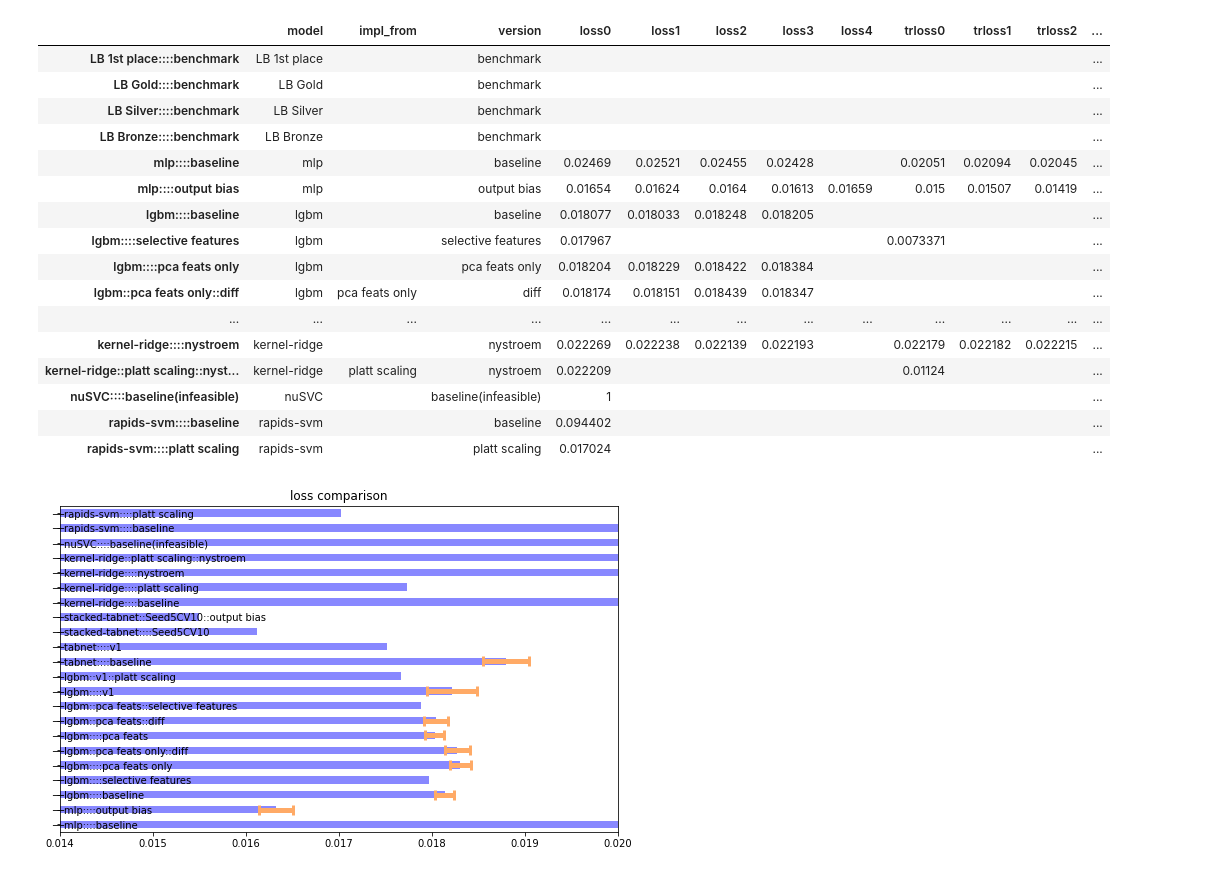
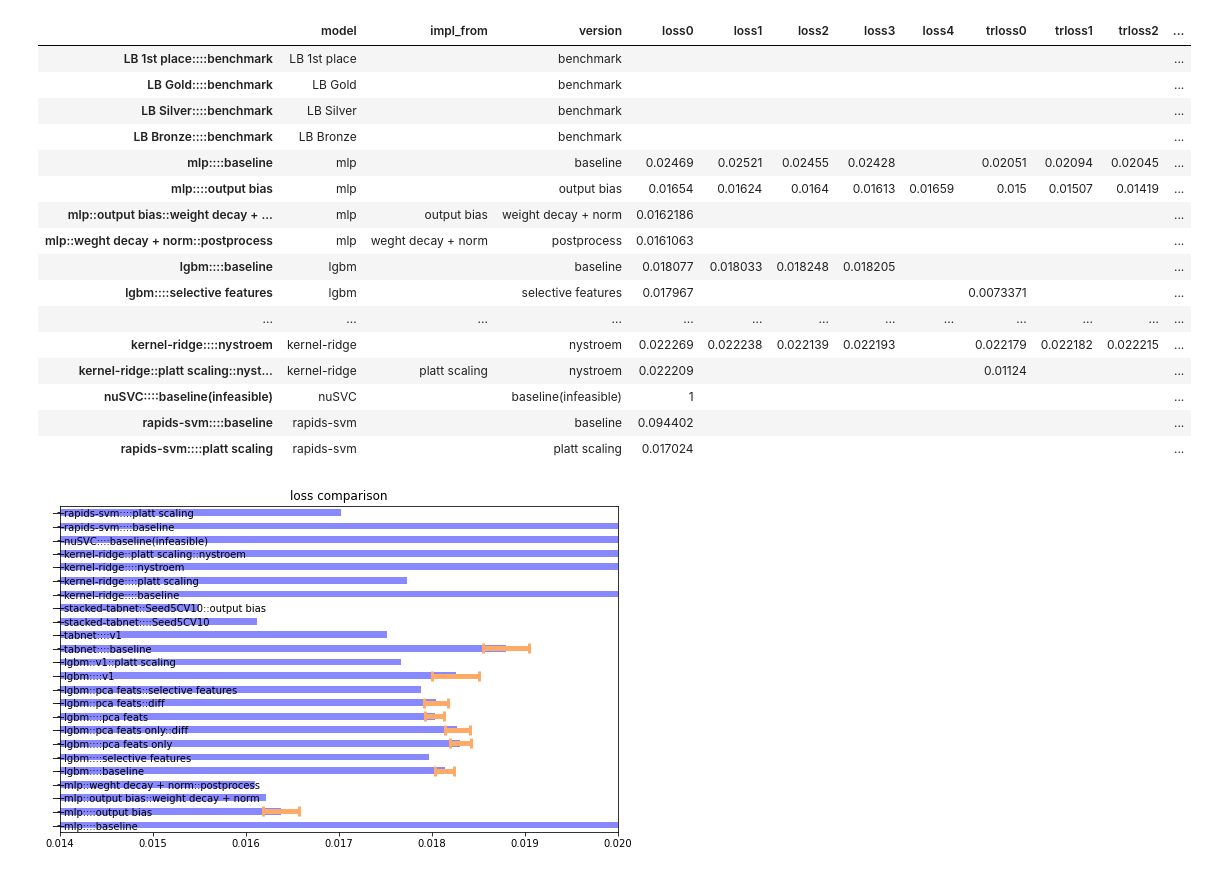
Before and after one commit to MutsumiChieda/moa, a Jupyter notebook: train_nb/score_calculator.ipynb, the cells around one changed output. Cells and saved outputs as stored; diff of their text form; code cells hidden in the pictures.

Commit message:
[add] weight decay norm experiment

```diff
--- a/train_nb/score_calculator.ipynb
+++ b/train_nb/score_calculator.ipynb
@@ -11,30 +11,30 @@ silver = '#997'
 bronze = '#c63'
 # %%
 df = pd.read_csv('score.csv')
-cols = [f'trloss{i}' for i in range(4)]
+cols = [f'trloss{i}' for i in range(5)]
 df['tr_mean'] = df[cols].mean(axis=1)
 df['tr_std'] = df[cols].std(axis=1)
-cols = [f'loss{i}' for i in range(4)]
+cols = [f'loss{i}' for i in range(5)]
 df['cv_mean'] = df[cols].mean(axis=1)
 df['cv_std'] = df[cols].std(axis=1)
 df_ = df.fillna('')
 df_ = df_.set_index(df_['model']+'::'+df_['impl_from']+'::'+df_['version'])
 df.index = '──' + df_.index
 lb = df[df['model'].str.startswith('LB')].copy()
 df = df[~df['model'].str.startswith('LB')].copy()
 df_
 # %% [output]
 |  | model | impl_from | version | loss0 | loss1 | loss2 | loss3 | loss4 | trloss0 | trloss1 | trloss2 | ... |
 | LB 1st place::::benchmark | LB 1st place |  | benchmark |  |  |  |  |  |  |  |  | ... |
 | LB Gold::::benchmark | LB Gold |  | benchmark |  |  |  |  |  |  |  |  | ... |
 | LB Silver::::benchmark | LB Silver |  | benchmark |  |  |  |  |  |  |  |  | ... |
 | LB Bronze::::benchmark | LB Bronze |  | benchmark |  |  |  |  |  |  |  |  | ... |
 | mlp::::baseline | mlp |  | baseline | 0.02469 | 0.02521 | 0.02455 | 0.02428 |  | 0.02051 | 0.02094 | 0.02045 | ... |
 | mlp::::output bias | mlp |  | output bias | 0.01654 | 0.01624 | 0.0164 | 0.01613 | 0.01659 | 0.015 | 0.01507 | 0.01419 | ... |
+| mlp::output bias::weight decay + ... | mlp | output bias | weight decay + norm | 0.0162186 |  |  |  |  |  |  |  | ... |
+| mlp::weght decay + norm::postprocess | mlp | weght decay + norm | postprocess | 0.0161063 |  |  |  |  |  |  |  | ... |
 | lgbm::::baseline | lgbm |  | baseline | 0.018077 | 0.018033 | 0.018248 | 0.018205 |  |  |  |  | ... |
 | lgbm::::selective features | lgbm |  | selective features | 0.017967 |  |  |  |  | 0.0073371 |  |  | ... |
-| lgbm::::pca feats only | lgbm |  | pca feats only | 0.018204 | 0.018229 | 0.018422 | 0.018384 |  |  |  |  | ... |
-| lgbm::pca feats only::diff | lgbm | pca feats only | diff | 0.018174 | 0.018151 | 0.018439 | 0.018347 |  |  |  |  | ... |
 | ... | ... | ... | ... | ... | ... | ... | ... | ... | ... | ... | ... | ... |
 | kernel-ridge::::nystroem | kernel-ridge |  | nystroem | 0.022269 | 0.022238 | 0.022139 | 0.022193 |  | 0.022179 | 0.022182 | 0.022215 | ... |
 | kernel-ridge::platt scaling::nyst... | kernel-ridge | platt scaling | nystroem | 0.022209 |  |  |  |  | 0.01124 |  |  | ... |
@@ -54,7 +54,7 @@ p = df['cv_mean'].astype(np.float64).plot(kind='barh', xerr=df['cv_std'],
 p.set_xlim(.014, .020)
 p.get_figure().savefig('score.png', bbox_inches='tight', dpi=400)
 # %% [output]
-[figure, old version]
+[figure, new version]
 # %%
 labels = df.index
 train_loss = df['tr_mean']
```
Also changed, not shown: parts of 1 cell of this notebook, 5 other files.
